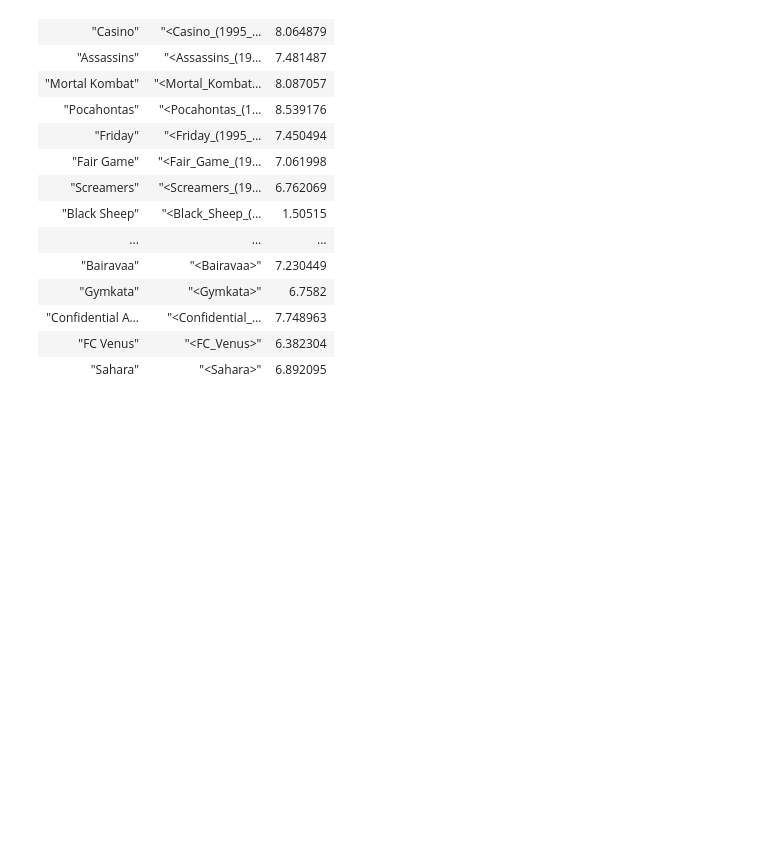
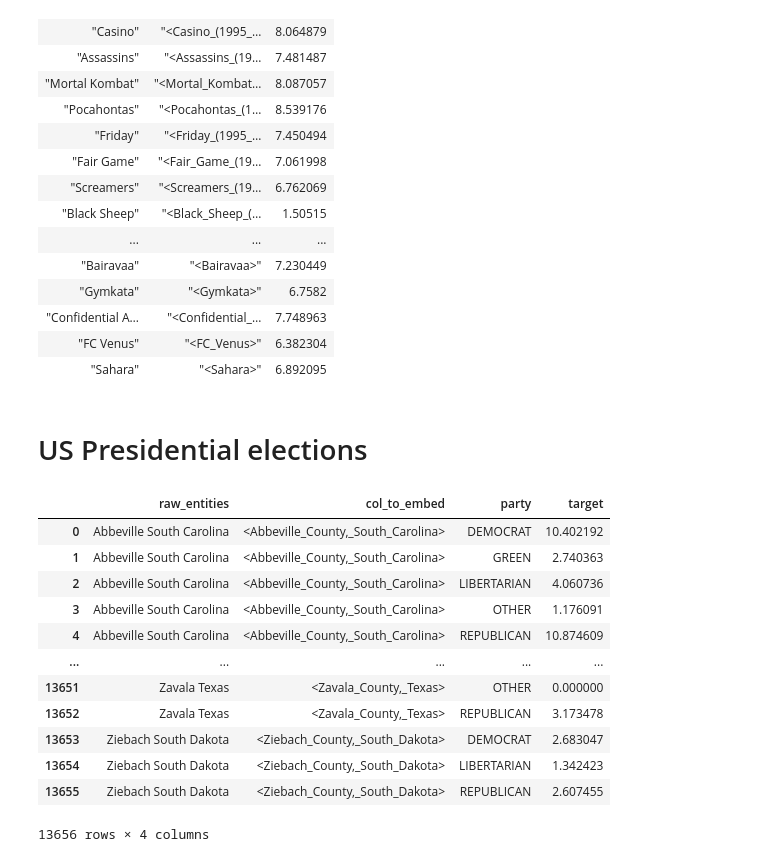
Before and after one commit to rcap107/YADL, a Jupyter notebook: notebooks/Eval KEN datasets.ipynb, the cells around one changed output. Drawn from its saved outputs; the diff is of its cells as text; code cells hidden in the pictures; blank space fills up the shorter version.

Commit message:
Added presidentail elections.

```diff
--- a/notebooks/Eval KEN datasets.ipynb
+++ b/notebooks/Eval KEN datasets.ipynb
@@ -462,3 +485,42 @@ shape: (3829, 3)
 | "Confidential A… | "<Confidential_… | 7.748963 |
 | "FC Venus" | "<FC_Venus>" | 6.382304 |
 | "Sahara" | "<Sahara>" | 6.892095 |
+# %% [markdown]
+# US Presidential elections
+# %%
+dataset_dir = Path(data_dir, "presidential-results")
+df = pl.read_csv(Path(dataset_dir, "presidential-results.csv"), infer_schema_length=0)
+df = df.to_pandas()
+# %%
+df = df[df["year"] == "2020"]
+df["county_name"] = df["county_name"].str.title()
+df["state"] = df["state"].str.title()
+df["col_to_embed"] = "<" + df["county_name"] + "_County,_" + df["state"] + ">"
+df["target"] = np.log10(df["candidatevotes"].astype(int) + 1)
+df["raw_entities"] = df["county_name"] + " " + df["state"]
+df = df[["raw_entities", "col_to_embed", "party", "target"]]
+df.dropna(inplace=True)
+df=df.groupby(["raw_entities", "col_to_embed", "party"], as_index=False).sum()
+
+df["col_to_embed"] = df["col_to_embed"].str.replace(" ", "_")
+mask = df["col_to_embed"].str.contains("Louisiana")
+df.loc[mask, "col_to_embed"] = df.loc[mask, "col_to_embed"].str.replace(
+    "County", "Parish"
+)
+df["col_to_embed"] = df["col_to_embed"].str.replace("_City_County", "")
+# %%
+df
+# %% [output]
+|  | raw_entities | col_to_embed | party | target |
+| 0 | Abbeville South Carolina | <Abbeville_County,_South_Carolina> | DEMOCRAT | 10.402192 |
+| 1 | Abbeville South Carolina | <Abbeville_County,_South_Carolina> | GREEN | 2.740363 |
+| 2 | Abbeville South Carolina | <Abbeville_County,_South_Carolina> | LIBERTARIAN | 4.060736 |
+| 3 | Abbeville South Carolina | <Abbeville_County,_South_Carolina> | OTHER | 1.176091 |
+| 4 | Abbeville South Carolina | <Abbeville_County,_South_Carolina> | REPUBLICAN | 10.874609 |
+| ... | ... | ... | ... | ... |
+| 13651 | Zavala Texas | <Zavala_County,_Texas> | OTHER | 0.000000 |
+| 13652 | Zavala Texas | <Zavala_County,_Texas> | REPUBLICAN | 3.173478 |
+| 13653 | Ziebach South Dakota | <Ziebach_County,_South_Dakota> | DEMOCRAT | 2.683047 |
+| 13654 | Ziebach South Dakota | <Ziebach_County,_South_Dakota> | LIBERTARIAN | 1.342423 |
+| 13655 | Ziebach South Dakota | <Ziebach_County,_South_Dakota> | REPUBLICAN | 2.607455 |
+13656 rows × 4 columns
```
Also changed, not shown: parts of 4 cells of this notebook.
